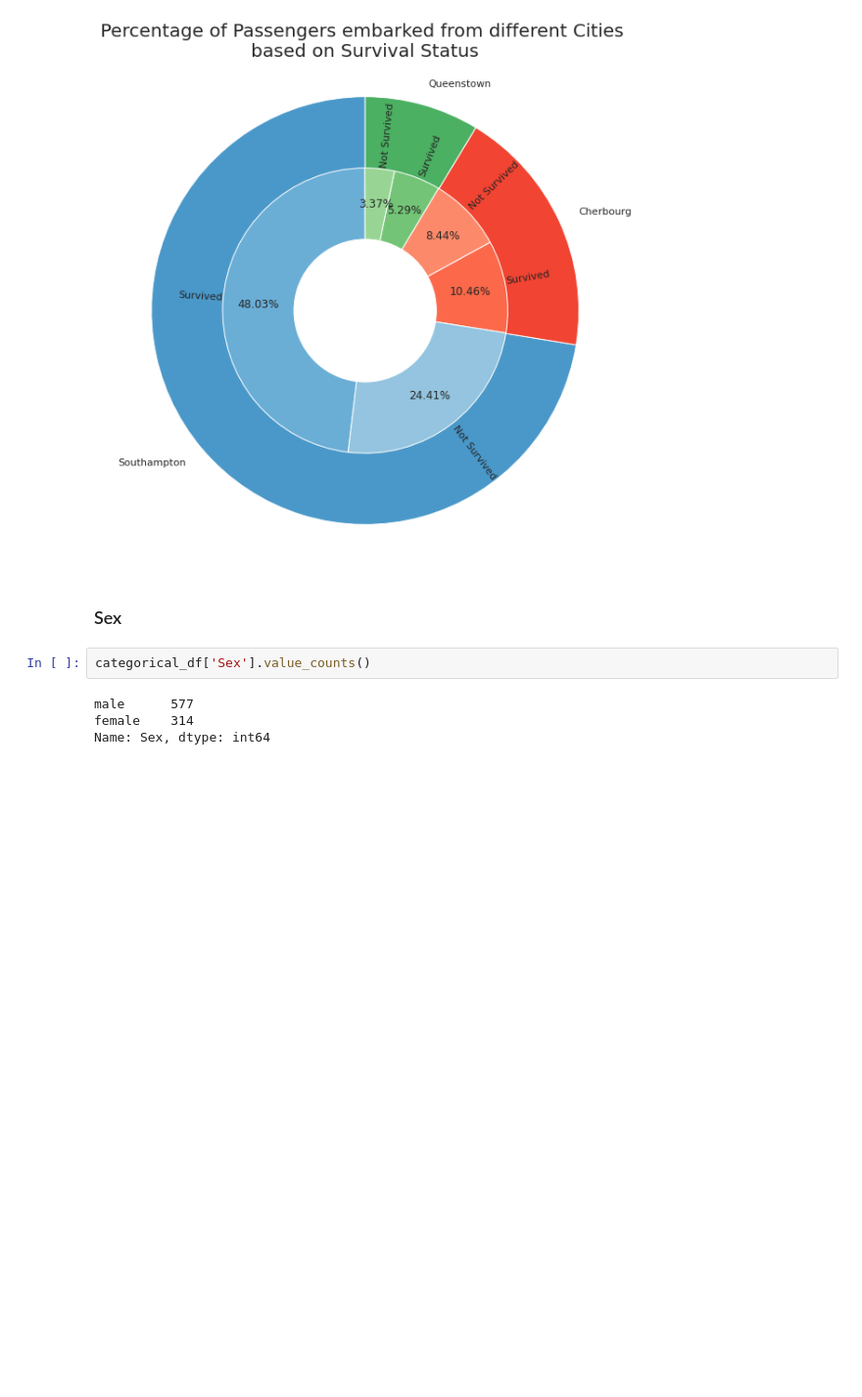
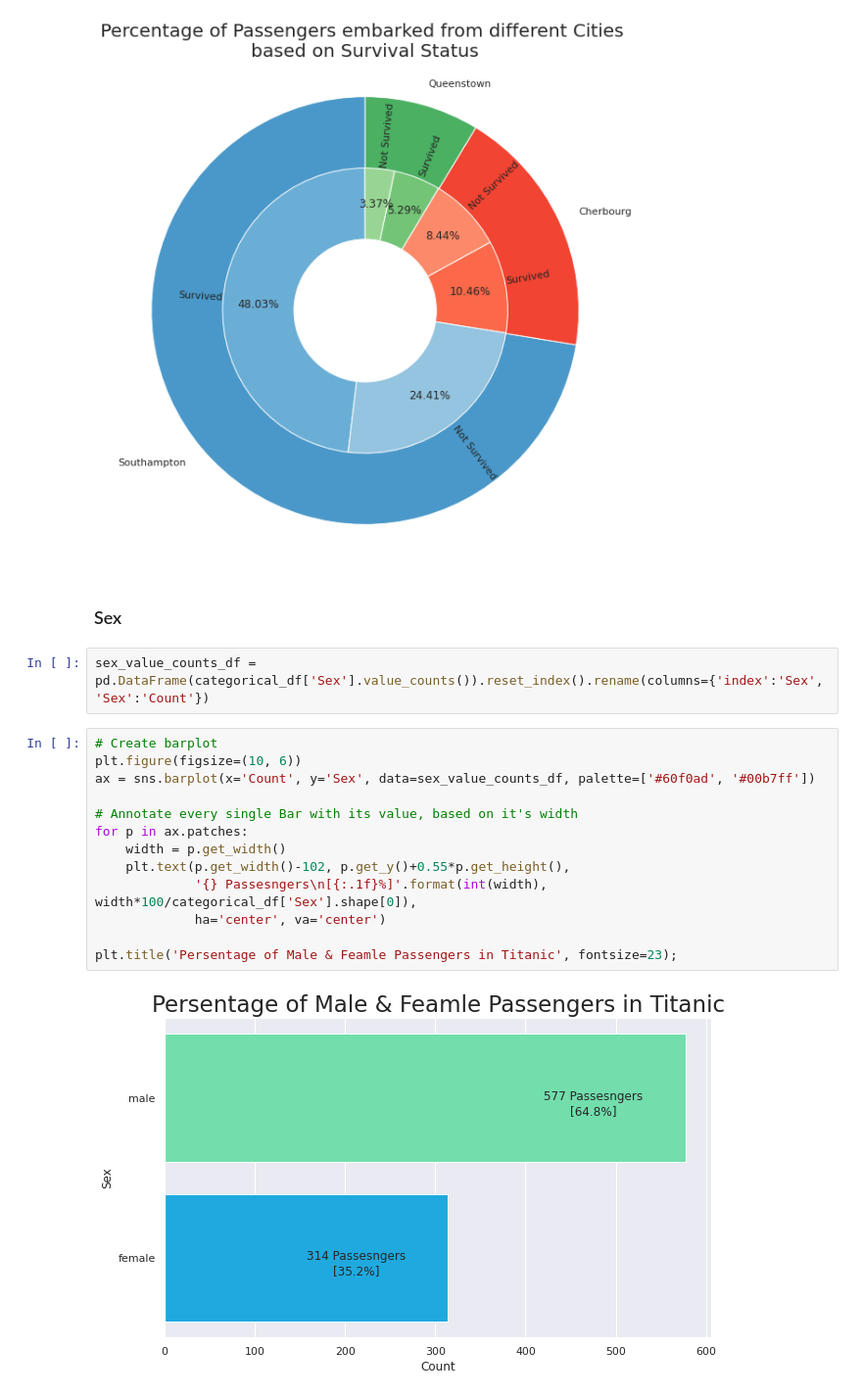
Before and after one commit to SatyaRay003/Titanic-Survival-Prediction, a Jupyter notebook: Titanic_EDA.ipynb, the cells around one changed output. Shown at 98% size. Saved outputs shown, nothing was run; the diff lists cells and outputs as text; blank space fills up the shorter version.

```diff
--- a/Titanic_EDA.ipynb
+++ b/Titanic_EDA.ipynb
@@ -441,9 +448,20 @@ plt.show()
 [figure]
 # %% [markdown]
 ### Sex
-# %%
-categorical_df['Sex'].value_counts()
-# %% [output]
-male      577
-female    314
-Name: Sex, dtype: int64
+# %%
+sex_value_counts_df = pd.DataFrame(categorical_df['Sex'].value_counts()).reset_index().rename(columns={'index':'Sex', 'Sex':'Count'})
+# %%
+# Create barplot
+plt.figure(figsize=(10, 6))
+ax = sns.barplot(x='Count', y='Sex', data=sex_value_counts_df, palette=['#60f0ad', '#00b7ff'])
+
+# Annotate every single Bar with its value, based on it's width
+for p in ax.patches:
+    width = p.get_width()
+    plt.text(p.get_width()-102, p.get_y()+0.55*p.get_height(),
+             '{} Passesngers\n[{:.1f}%]'.format(int(width), width*100/categorical_df['Sex'].shape[0]),
+             ha='center', va='center')
+
+plt.title('Persentage of Male & Feamle Passengers in Titanic', fontsize=23);
+# %% [output]
+[figure, added]
```
Also changed, not shown: parts of 19 cells of this notebook.
